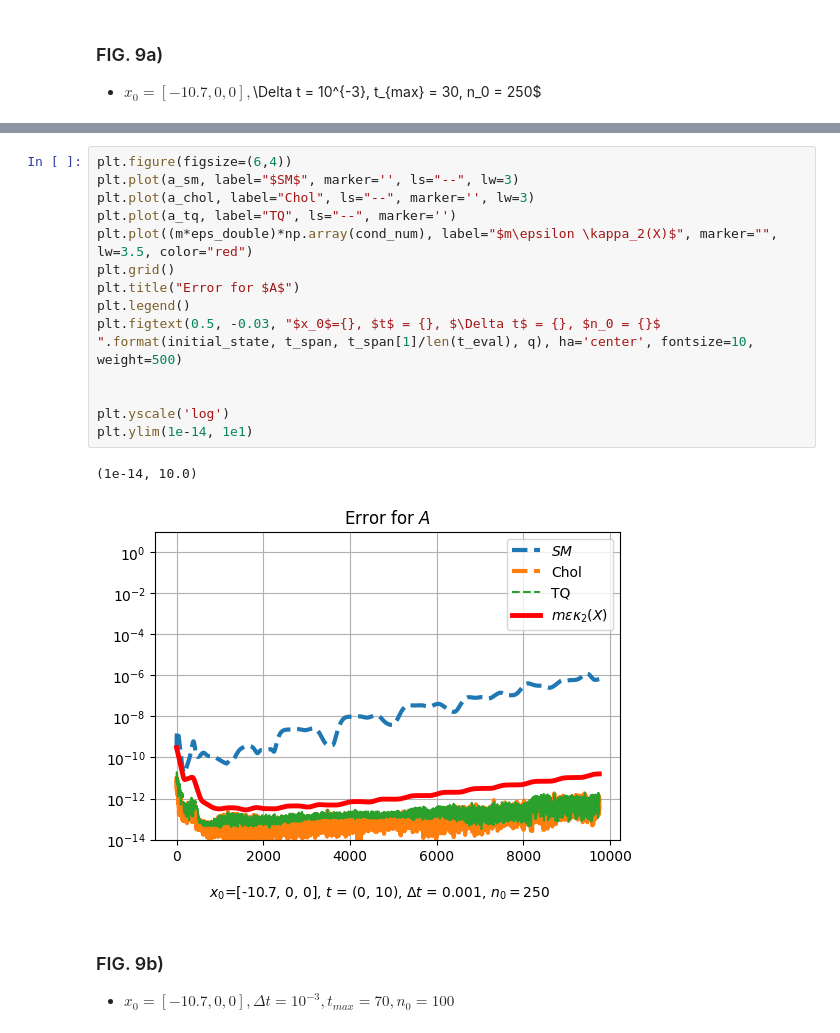
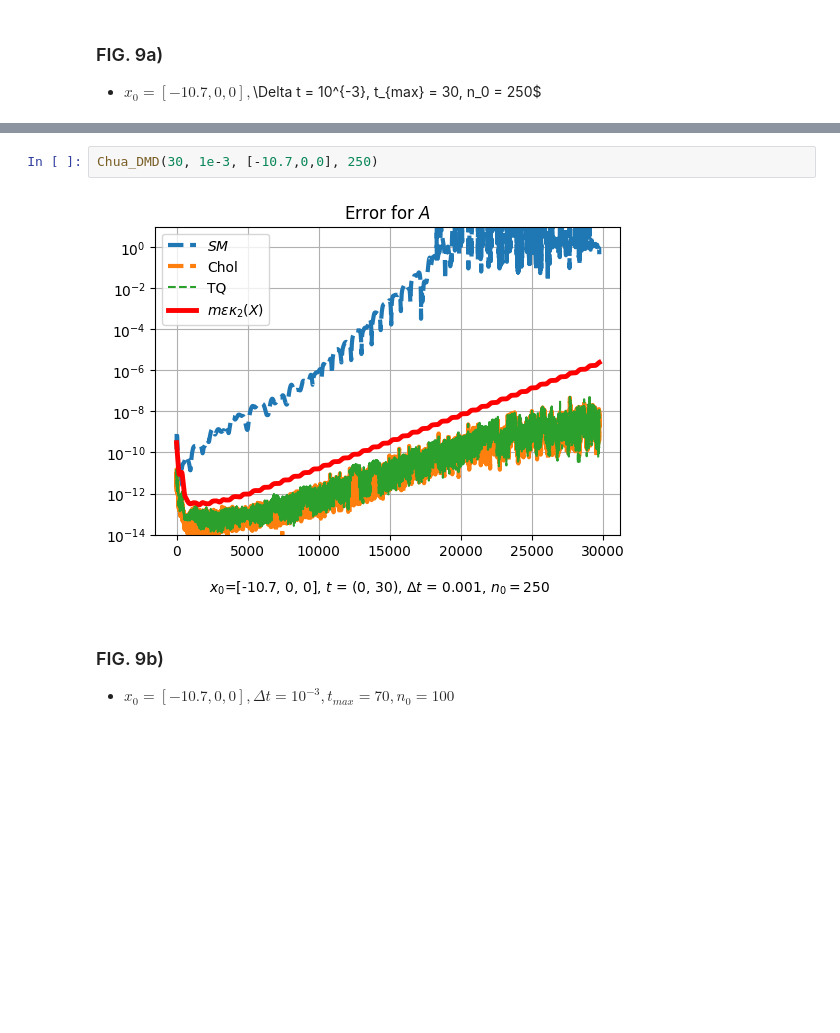
Before and after one commit to ela-d/New-Robust-Streaming-DMD, a Jupyter notebook: Chuas circuit.ipynb, the cells around one changed output, grey strips where cells are left out. Drawn from its saved outputs; the diff is of its cells as text; blank space fills up the shorter version.

```diff
--- a/Chuas circuit.ipynb
+++ b/Chuas circuit.ipynb
@@ -532,20 +141,7 @@ for k in range(q, n-1):
-# %%
-plt.figure(figsize=(6,4))
-plt.plot(a_sm, label="$SM$", marker='', ls="--", lw=3)
-plt.plot(a_chol, label="Chol", ls="--", marker='', lw=3)
-plt.plot(a_tq, label="TQ", ls="--", marker='')
-plt.plot((m*eps_double)*np.array(cond_num), label="$m\epsilon \kappa_2(X)$", marker="", lw=3.5, color="red")
-plt.grid()
-plt.title("Error for $A$")
-plt.legend()
-plt.figtext(0.5, -0.03, "$x_0$={}, $t$ = {}, $\Delta t$ = {}, $n_0 = {}$ ".format(initial_state, t_span, t_span[1]/len(t_eval), q), ha='center', fontsize=10, weight=500)
-
-
-plt.yscale('log')
-plt.ylim(1e-14, 1e1)
-# %% [output]
-(1e-14, 10.0)
-[figure, removed]
+# %%
+Chua_DMD(30, 1e-3, [-10.7,0,0], 250)
+# %% [output]
+[figure, added]
 # %% [markdown]
 ### FIG. 9b)
 
```
Also changed, not shown: parts of 25 cells of this notebook, 1 other file.
